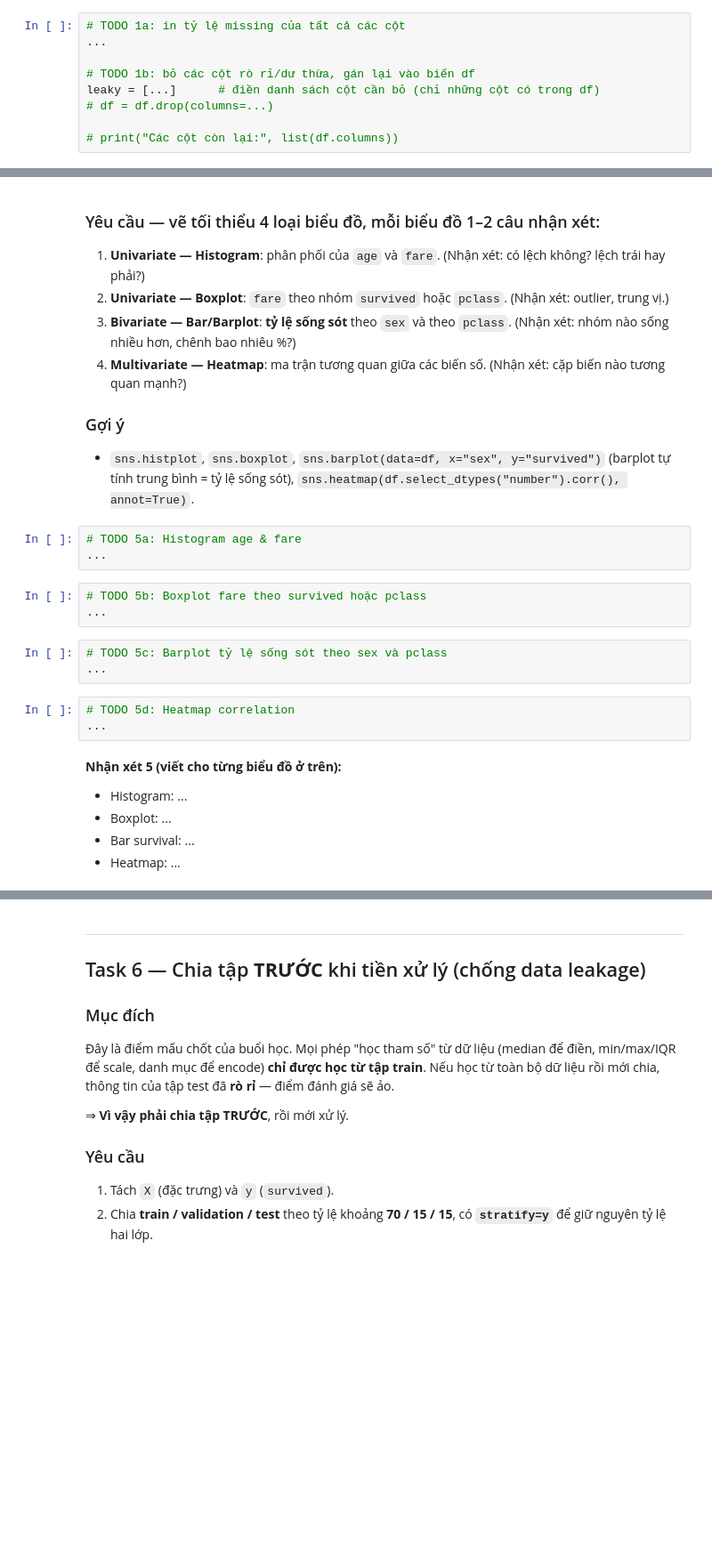
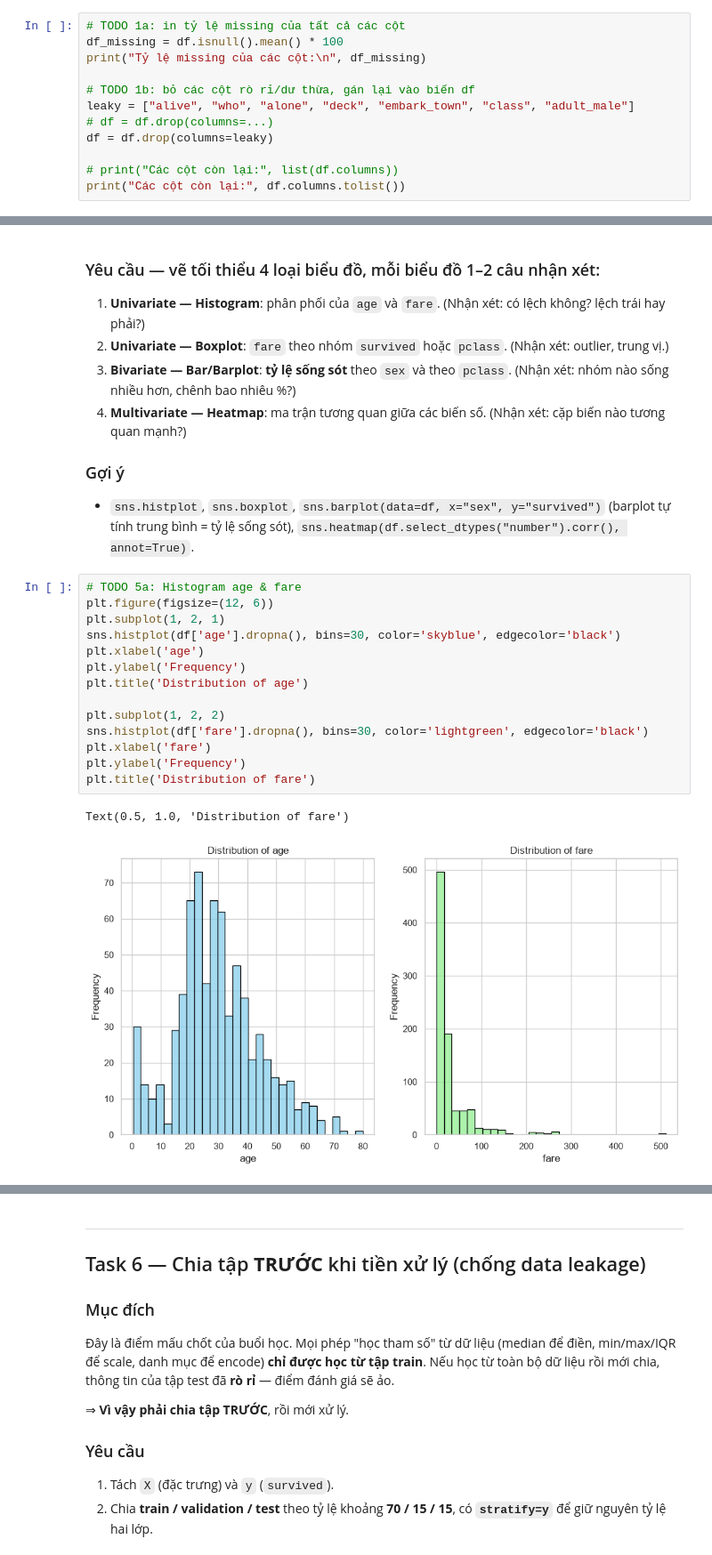
Before and after one commit to mliotlab/mliot-pyml-2026-hw, a Jupyter notebook: week03/baitap_buoi5_titanic.ipynb, the cells around one changed output, grey strips where cells are left out. Shown at 89% size. Drawn from its saved outputs; the diff is of its cells as text; blank space fills up the shorter version.

```diff
--- a/week03/baitap_buoi5_titanic.ipynb
+++ b/week03/baitap_buoi5_titanic.ipynb
@@ -102,10 +112,13 @@ Trên slide đã học: **data leakage** là khi thông tin không được phé
 - `df.drop(columns=[...])` để bỏ cột.
 # %%
 # TODO 1a: in tỷ lệ missing của tất cả các cột
-...
+df_missing = df.isnull().mean() * 100
+print("Tỷ lệ missing của các cột:\n", df_missing)
 
 # TODO 1b: bỏ các cột rò rỉ/dư thừa, gán lại vào biến df
-leaky = [...]      # điền danh sách cột cần bỏ (chỉ những cột có trong df)
+leaky = ["alive", "who", "alone", "deck", "embark_town", "class", "adult_male"]
 # df = df.drop(columns=...)
+df = df.drop(columns=leaky)
 
 # print("Các cột còn lại:", list(df.columns))
+print("Các cột còn lại:", df.columns.tolist())
@@ -197,22 +308,20 @@ EDA là môn học về **nhìn** dữ liệu. Mỗi biểu đồ phải trả l
 
 ### Gợi ý
 - `sns.histplot`, `sns.boxplot`, `sns.barplot(data=df, x="sex", y="survived")` (barplot tự tính trung bình = tỷ lệ sống sót), `sns.heatmap(df.select_dtypes("number").corr(), annot=True)`.
-# %%
-# TODO 5a: Histogram age & fare
-...
-# %%
-# TODO 5b: Boxplot fare theo survived hoặc pclass
-...
-# %%
-# TODO 5c: Barplot tỷ lệ sống sót theo sex và pclass
-...
-# %%
-# TODO 5d: Heatmap correlation
-...
-# %% [markdown]
-**Nhận xét 5 (viết cho từng biểu đồ ở trên):**
-
-- Histogram: ...
-- Boxplot: ...
-- Bar survival: ...
-- Heatmap: ...
+# %%
+# TODO 5a: Histogram age & fare
+plt.figure(figsize=(12, 6))
+plt.subplot(1, 2, 1)
+sns.histplot(df['age'].dropna(), bins=30, color='skyblue', edgecolor='black')
+plt.xlabel('age')
+plt.ylabel('Frequency')
+plt.title('Distribution of age')
+
+plt.subplot(1, 2, 2)
+sns.histplot(df['fare'].dropna(), bins=30, color='lightgreen', edgecolor='black')
+plt.xlabel('fare')
+plt.ylabel('Frequency')
+plt.title('Distribution of fare')
+# %% [output]
+Text(0.5, 1.0, 'Distribution of fare')
+[figure, added]
```
Also changed, not shown: parts of 31 cells of this notebook.
